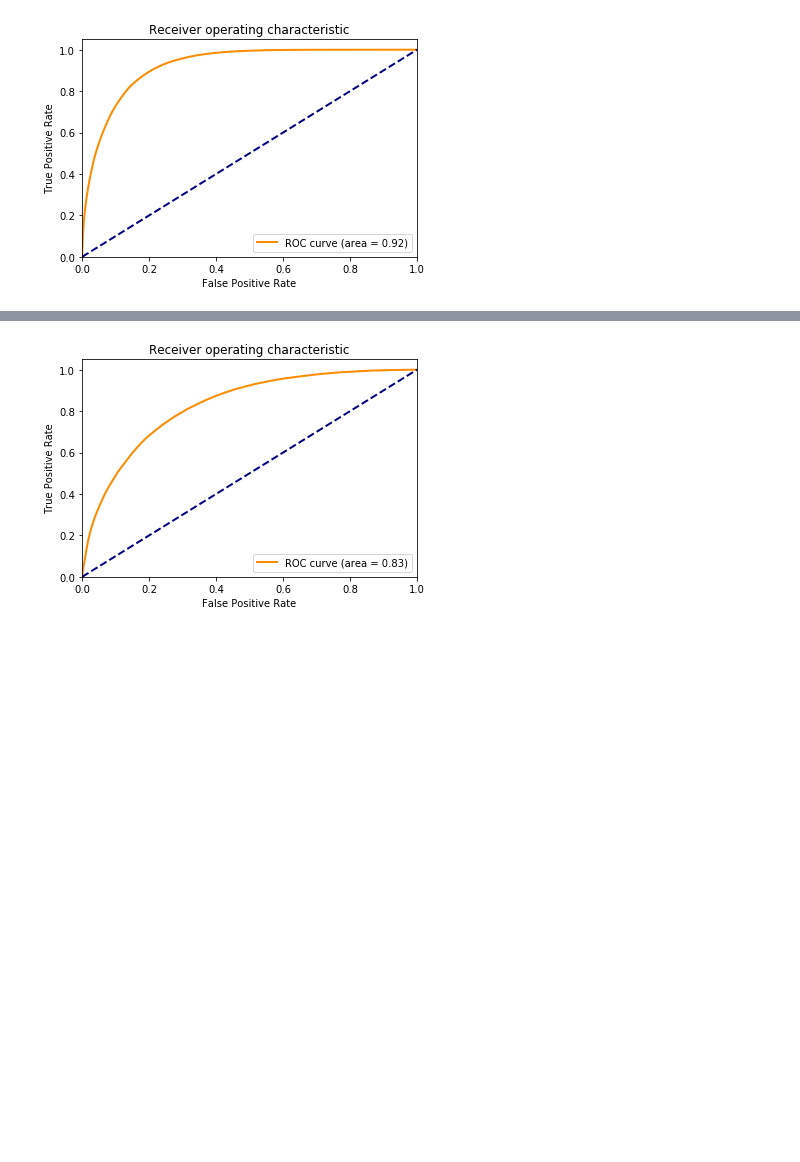
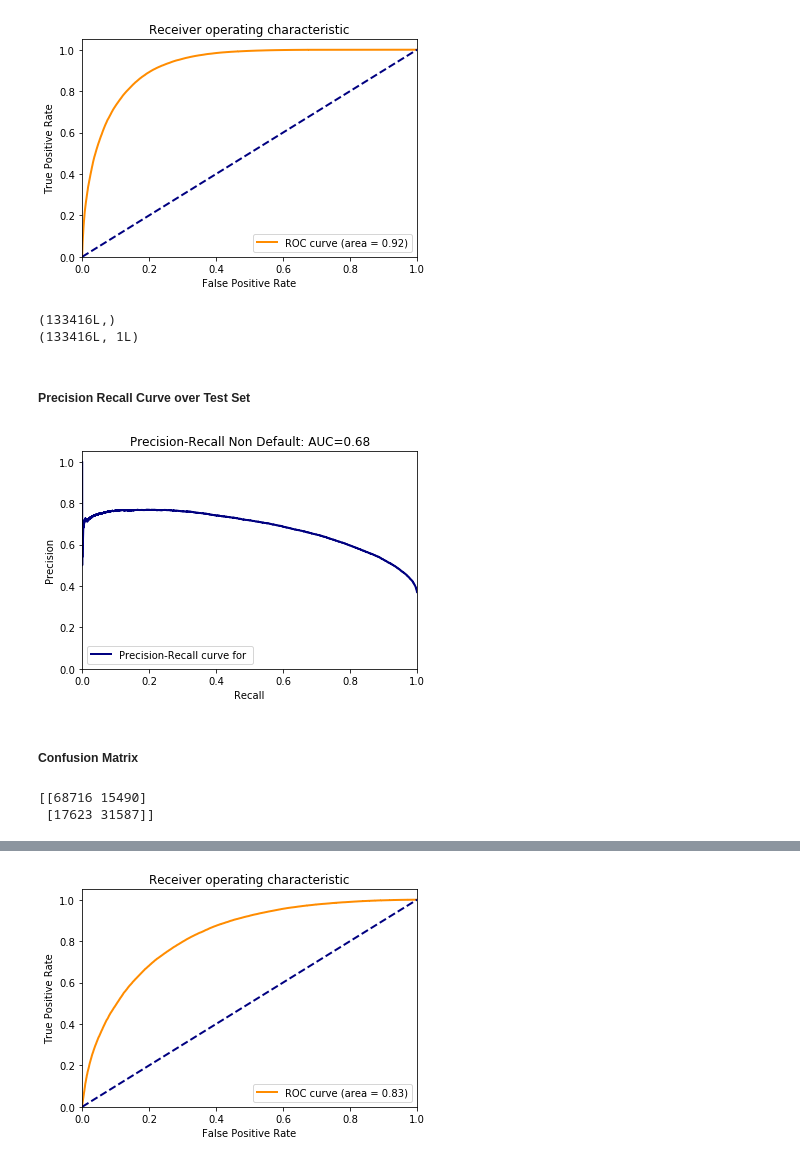
Before and after one commit to sarmadt/capstone2, a Jupyter notebook: d2v400_dnn.ipynb, the cells around one changed output, grey strips where cells are left out. Saved outputs shown, nothing was run; the diff lists cells and outputs as text; code cells hidden in the pictures; blank space fills up the shorter version.

```diff
--- a/d2v400_dnn.ipynb
+++ b/d2v400_dnn.ipynb
@@ -157,8 +146,8 @@ plt.show()
 # %%
 # load weights
 model.load_weights("weights.best.hdf5")
-y_pred_prob = model.predict_proba(X_train)
-fpr, tpr, thresholds = roc_curve(y_train, y_pred_prob)
+y_pred_prob_tr = model.predict_proba(X_train)
+fpr, tpr, thresholds = roc_curve(y_train, y_pred_prob_tr)
 roc_auc = auc(fpr, tpr)
 
 plt.figure()
@@ -175,3 +164,32 @@ plt.legend(loc="lower right")
 plt.show()
 # %% [output]
 [figure]
+# %%
+print y_test.shape
+print y_pred_prob.shape
+# %% [output]
+(133416L,)
+(133416L, 1L)
+# %% [markdown]
+##### Precision Recall Curve over Test Set
+# %%
+precision = dict()
+recall = dict()
+average_precision = dict()
+precision, recall, _ = precision_recall_curve(y_test, y_pred_prob)
+average_precision = average_precision_score(y_test, y_pred_prob)
+
+# Plot Precision-Recall curve
+plt.plot(recall, precision, lw=2, color='navy',
+         label='Precision-Recall curve for ')
+plt.xlabel('Recall')
+plt.ylabel('Precision')
+plt.ylim([0.0, 1.05])
+plt.xlim([0.0, 1.0])
+plt.title('Precision-Recall Non Default: AUC={0:0.2f}'.format(average_precision))
+plt.legend(loc="lower left")
+plt.show()
+# %% [output]
+[figure, added]
+# %% [markdown]
+##### Confusion Matrix
@@ -177,0 +198,5 @@ plt.show()
+# %%
+print confusion_matrix(y_test, y_pred)
+# %% [output]
+[[68716 15490]
+ [17623 31587]]
```
Also changed, not shown: parts of 30 cells of this notebook, 4 other files.
